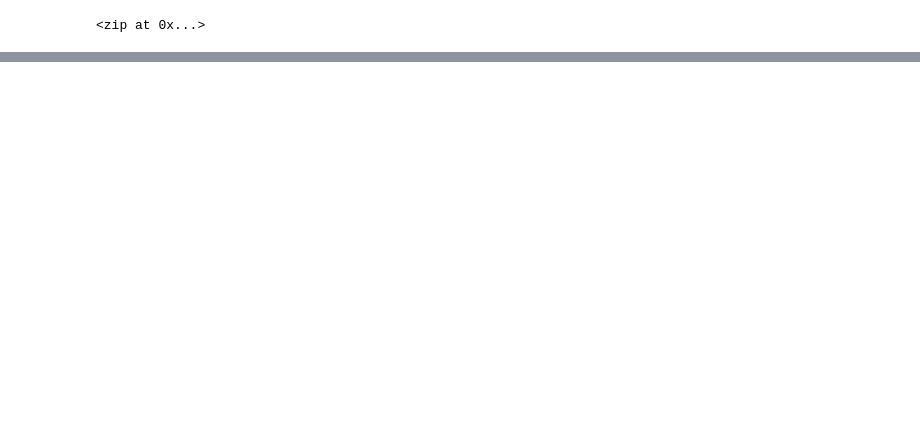
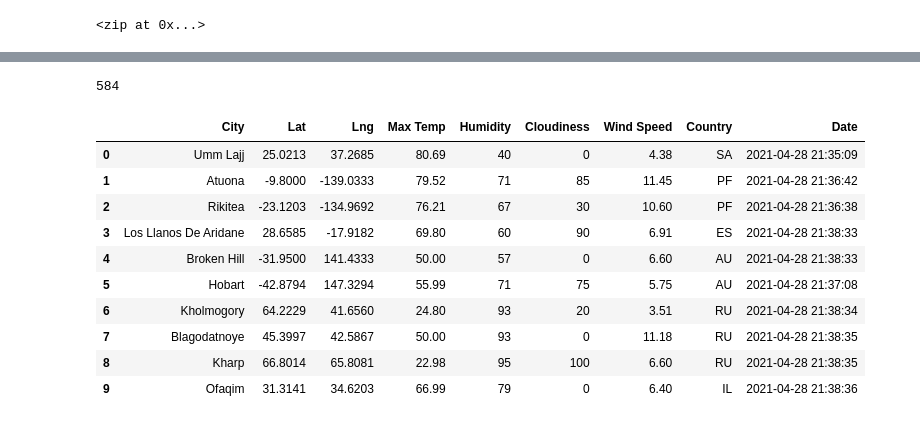
Before and after one commit to italiacardenas/World_Weather_Analysis, a Jupyter notebook: WeatherPy.ipynb, the cells around one changed output, grey strips where cells are left out. Saved outputs shown, nothing was run; the diff lists cells and outputs as text; code cells hidden in the pictures; blank space fills up the shorter version.

Commit message:
Weather uploaded

```diff
--- a/WeatherPy.ipynb
+++ b/WeatherPy.ipynb
@@ -33,0 +34,13 @@ len(cities)
+# %%
+# Import the requests library.
+import requests
+
+# Import the API key.
+from config import weather_api_key
+
+# Starting URL for Weather Map API Call.
+url = "http://api.openweathermap.org/data/2.5/weather?units=Imperial&APPID=" + weather_api_key
+print(url)
+
+# Import the datetime module from the datetime library.
+from datetime import datetime
@@ -33,0 +127,20 @@ len(cities)
+# %%
+len(city_data)
+# %% [output]
+584
+# %%
+# Convert the array of dictionaries to a Pandas DataFrame.
+city_data_df = pd.DataFrame(city_data)
+city_data_df.head(10)
+# %% [output]
+|  | City | Lat | Lng | Max Temp | Humidity | Cloudiness | Wind Speed | Country | Date |
+| 0 | Umm Lajj | 25.0213 | 37.2685 | 80.69 | 40 | 0 | 4.38 | SA | 2021-04-28 21:35:09 |
+| 1 | Atuona | -9.8000 | -139.0333 | 79.52 | 71 | 85 | 11.45 | PF | 2021-04-28 21:36:42 |
+| 2 | Rikitea | -23.1203 | -134.9692 | 76.21 | 67 | 30 | 10.60 | PF | 2021-04-28 21:36:38 |
+| 3 | Los Llanos De Aridane | 28.6585 | -17.9182 | 69.80 | 60 | 90 | 6.91 | ES | 2021-04-28 21:38:33 |
+| 4 | Broken Hill | -31.9500 | 141.4333 | 50.00 | 57 | 0 | 6.60 | AU | 2021-04-28 21:38:33 |
+| 5 | Hobart | -42.8794 | 147.3294 | 55.99 | 71 | 75 | 5.75 | AU | 2021-04-28 21:37:08 |
+| 6 | Kholmogory | 64.2229 | 41.6560 | 24.80 | 93 | 20 | 3.51 | RU | 2021-04-28 21:38:34 |
+| 7 | Blagodatnoye | 45.3997 | 42.5867 | 50.00 | 93 | 0 | 11.18 | RU | 2021-04-28 21:38:35 |
+| 8 | Kharp | 66.8014 | 65.8081 | 22.98 | 95 | 100 | 6.60 | RU | 2021-04-28 21:38:35 |
+| 9 | Ofaqim | 31.3141 | 34.6203 | 66.99 | 79 | 0 | 6.40 | IL | 2021-04-28 21:38:36 |
```
Also changed, not shown: parts of 5 cells of this notebook, 4 other files.
